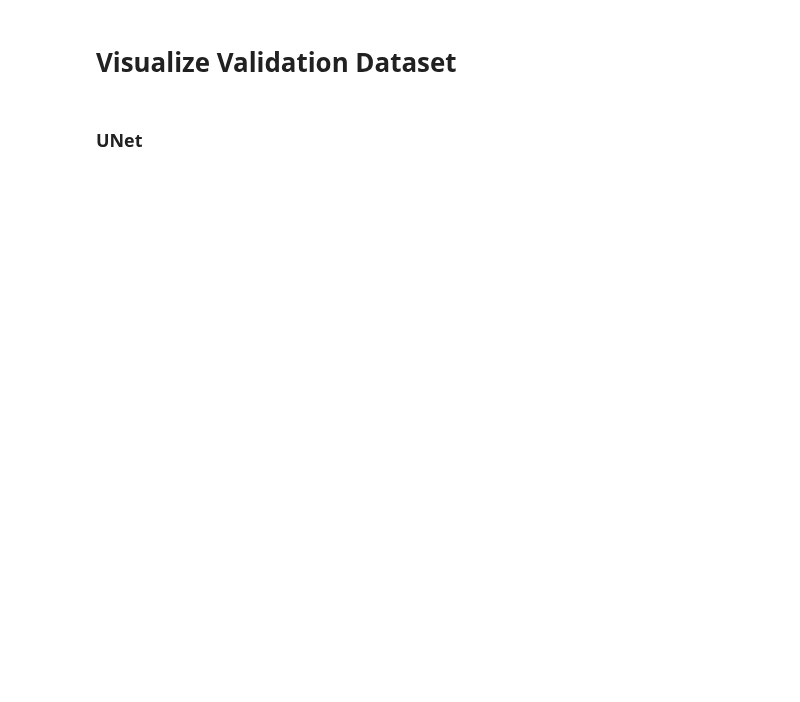
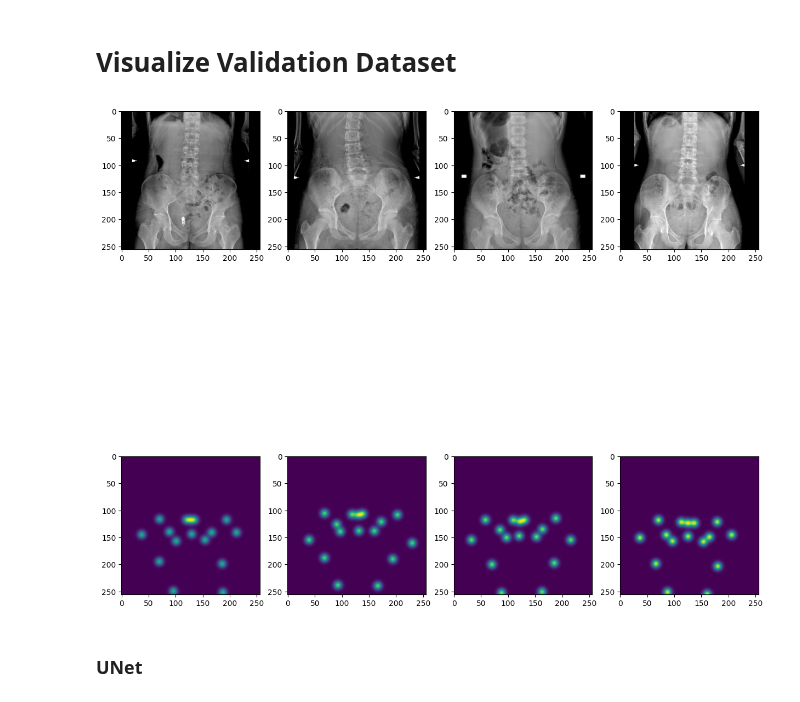
Before and after one commit to gibsonx/tf_skeleton, a Jupyter notebook: 20241207_hm_regression_prelim.ipynb, the cells around one changed output. Drawn from its saved outputs; the diff is of its cells as text; code cells hidden in the pictures; blank space fills up the shorter version.

```diff
--- a/20241207_hm_regression_prelim.ipynb
+++ b/20241207_hm_regression_prelim.ipynb
@@ -387,7 +389,9 @@ WARNING:matplotlib.image:Clipping input data to the valid range for imshow with
 # %% [markdown]
 # Visualize Validation Dataset
 # %%
-show_xray_masks(width, width, num_kps, val_imgs[0:4], val_masks[0:4], nrows=3, ncols=4)
+show_xray_masks(cut_width, cut_width, num_kps, val_imgs[0:4], val_masks[0:4], nrows=3, ncols=4)
+# %% [output]
+[figure, added]
 # %% [markdown]
 ### UNet
 # %%
```
Also changed, not shown: parts of 10 cells of this notebook.
